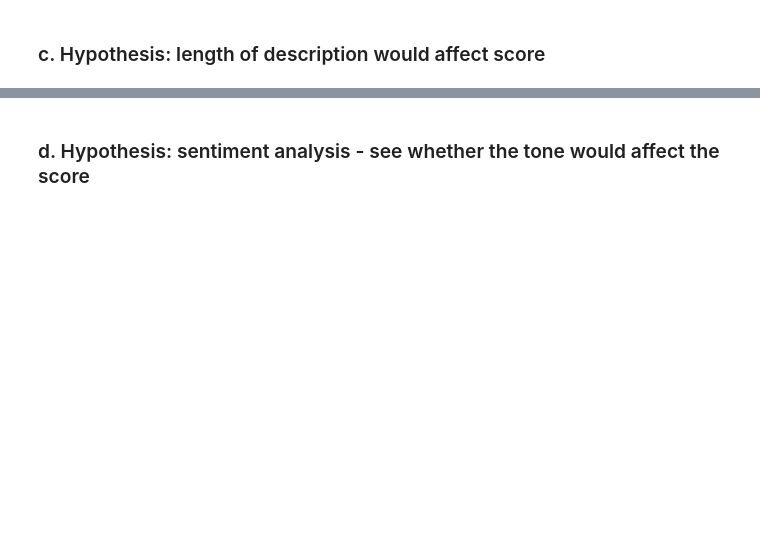
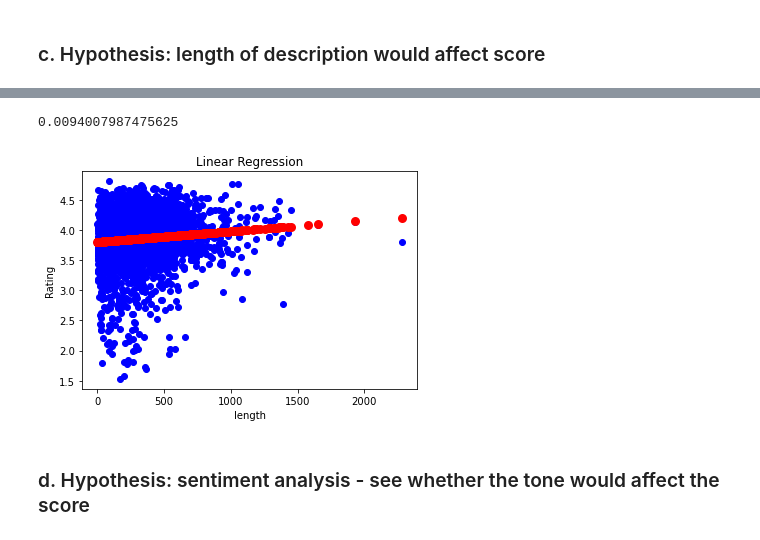
Before and after one commit to happysoymilk/beer_data_analysis, a Jupyter notebook: aml-fcp.ipynb, the cells around one changed output, grey strips where cells are left out. Saved outputs shown, nothing was run; the diff lists cells and outputs as text; code cells hidden in the pictures; blank space fills up the shorter version.

```diff
--- a/aml-fcp.ipynb
+++ b/aml-fcp.ipynb
@@ -517,2 +628,7 @@ The higher the similarity, the more similar the business description and custome
 # %% [markdown]
 ### c. Hypothesis: length of description would affect score
+# %%
+# get the length for each description
+data_nlp['length'] = data_nlp['Description'].apply(len)
+df_len = data_nlp[['length','Ave Rating']]
+df_len.head()
@@ -519,2 +642,25 @@ The higher the similarity, the more similar the business description and custome
+# %%
+'''
+Hypothesis: length of the description is a good indicator of the rating
+'''
+
+# linear regression for the similarity score and rating
+from sklearn.linear_model import LinearRegression
+X = data_nlp[['length']]
+y = data_nlp['Ave Rating']
+reg = LinearRegression().fit(X, y)
+reg.score(X, y)
+# %% [output]
+0.0094007987475625
+# %%
+# plot the linear regression
+plt.scatter(X, y, color='blue')
+plt.scatter(X, reg.predict(X), color='red', linewidth=3)
+plt.xlabel('length')
+plt.ylabel('Rating')
+plt.title('Linear Regression')
+plt.show()
+# %% [output]
+[figure, added]
 # %% [markdown]
 ### d. Hypothesis: sentiment analysis - see whether the tone would affect the score
```
Also changed, not shown: parts of 16 cells of this notebook.
